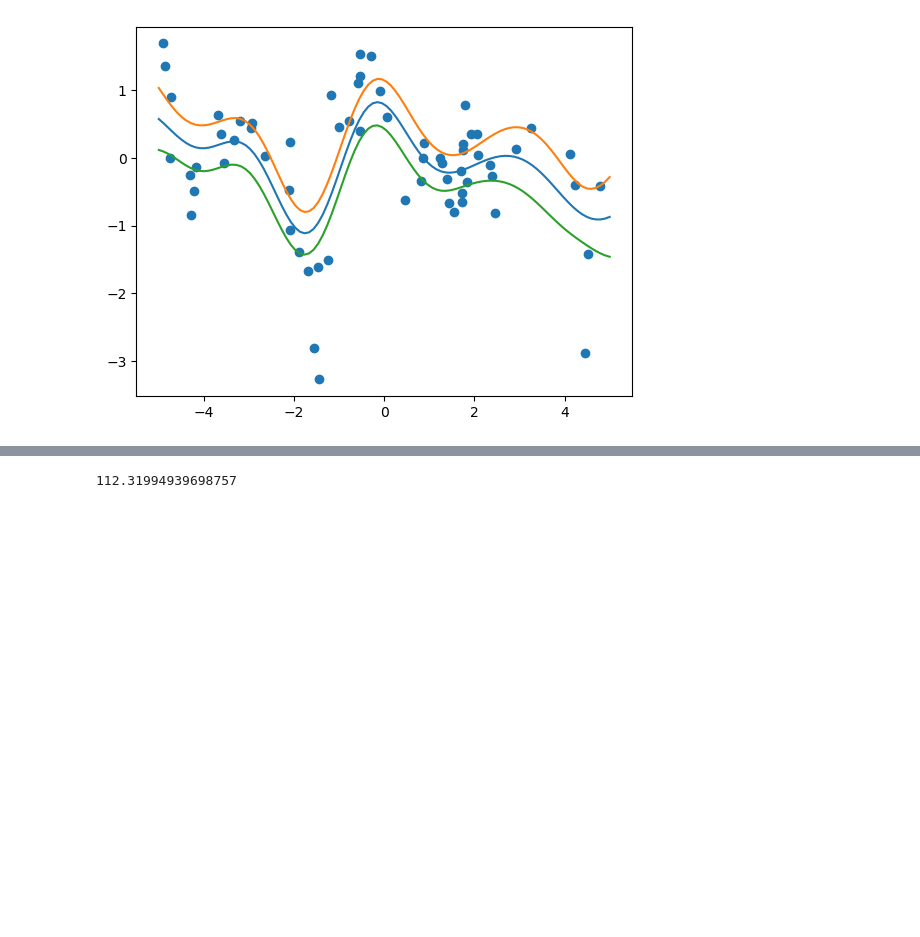
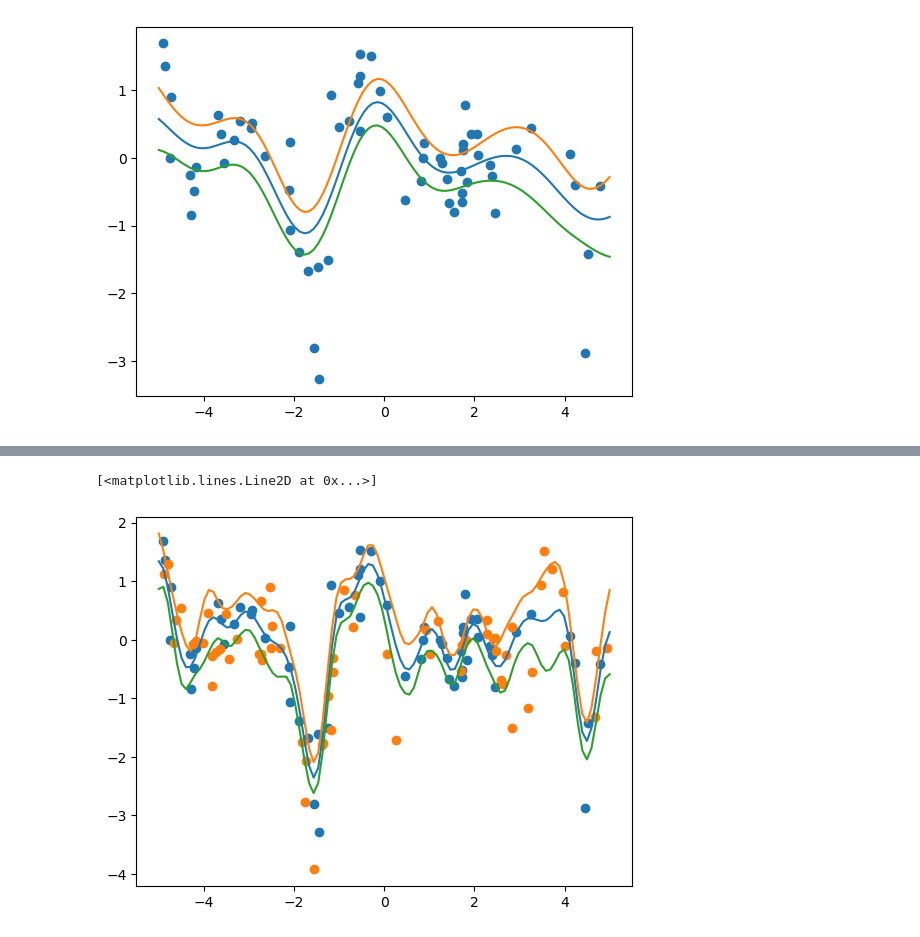
Before and after one commit to asaha1203/cx-4803, a Jupyter notebook: hw_6/hw_6_q2.ipynb, the cells around one changed output, grey strips where cells are left out. Saved outputs shown, nothing was run; the diff lists cells and outputs as text; code cells hidden in the pictures; blank space fills up the shorter version.

```diff
--- a/hw_6/hw_6_q2.ipynb
+++ b/hw_6/hw_6_q2.ipynb
@@ -98,6 +102,19 @@ print(s,sigma2)
 # %%
 #compute new predictions
 x_values = np.linspace(-5,5,100)
-mean, covariance = gpr(x_train, x_values, y_train, os, osigma2)
+
+tmean, tcov = gpr(x_train, x_test, y_train, s, sigma2)
+
+tvmean, tvcov = gpr(x_train, x_values, y_train, s, sigma2)
+
+omean, ocov = gpr(x_train, x_test, y_train, os, osigma2)
-# %% [output]
-112.31994939698757
+# %%
+x_values = np.linspace(-5,5,100)
+plt.scatter(x_train, y_train)
+plt.scatter(x_test, y_test)
+plt.plot(x_values, tvmean)
+plt.plot(x_values, tvmean + np.sqrt(np.diag(tvcov)))
+plt.plot(x_values, tvmean - np.sqrt(np.diag(tvcov)))
+# %% [output]
+[<matplotlib.lines.Line2D at 0x...>]
+[figure, added]
```
Also changed, not shown: parts of 7 cells of this notebook, 1 other file.
